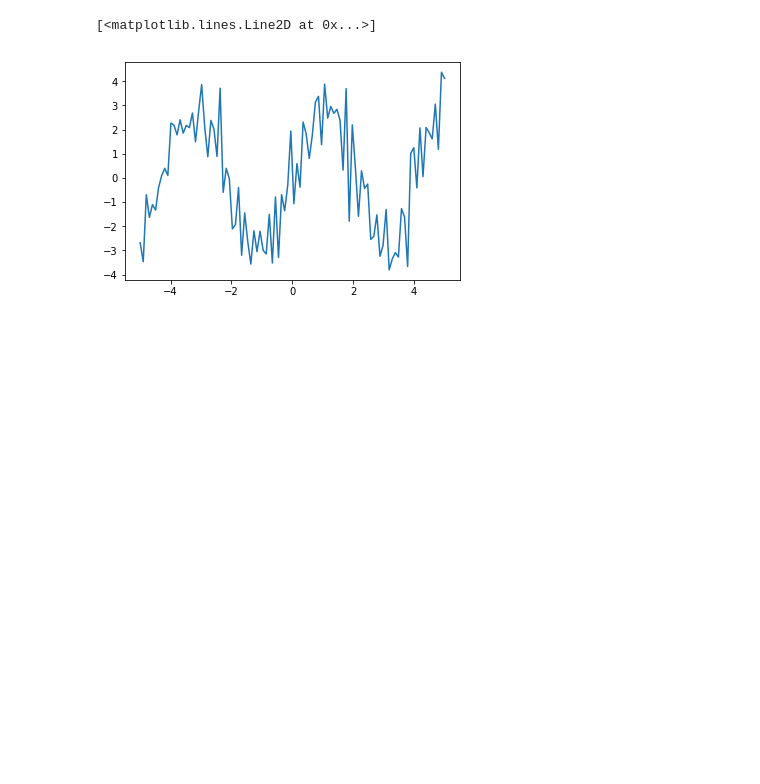
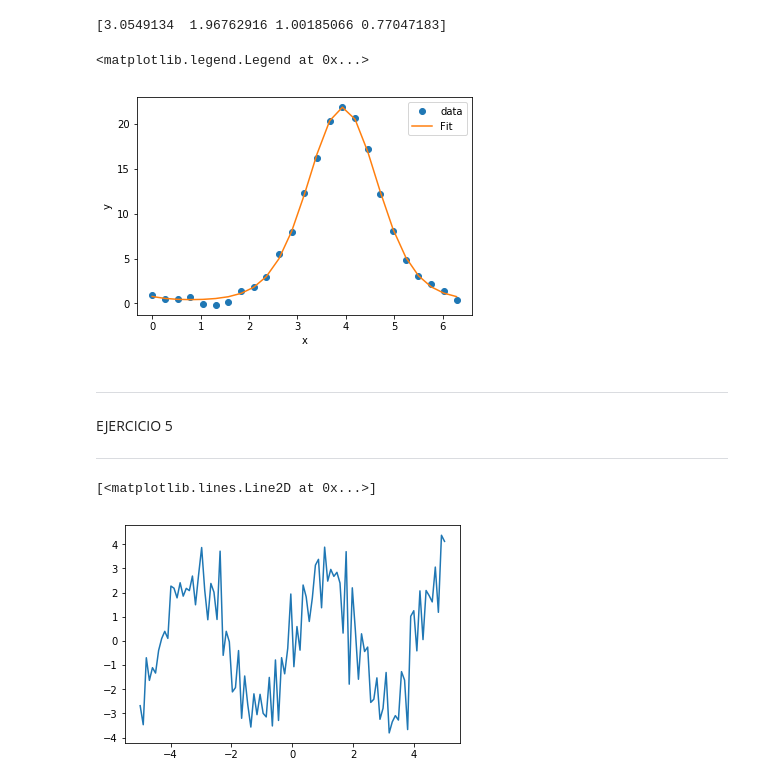
Before and after one commit to biuse/EjerciciosResueltos, a Jupyter notebook: ExerciciesModelling.ipynb, the cells around one changed output. Saved outputs shown, nothing was run; the diff lists cells and outputs as text; code cells hidden in the pictures; blank space fills up the shorter version.

```diff
--- a/ExerciciesModelling.ipynb
+++ b/ExerciciesModelling.ipynb
@@ -1,3 +62,19 @@
+# %%
+popt,pcov=opt.curve_fit(func,x,y)
+print popt  # EN POPT HAY LOS PARAMTROS DEL MODELO: a, b, f y phi estimados
+pl.plot(x,y,'o',label='data')
+pl.plot(x,func(x,*popt),label='Fit')
+pl.xlabel('x')
+pl.ylabel('y')
+pl.legend()
+# %% [output]
+[3.0549134  1.96762916 1.00185066 0.77047183]
+<matplotlib.legend.Legend at 0x...>
+[figure, added]
+# %% [markdown]
+*********************************
+EJERCICIO 5
+*********************************
 # %%
 # Ejercicio 5
 def func(x, a, b):
```
Also changed, not shown: parts of 9 cells of this notebook.
